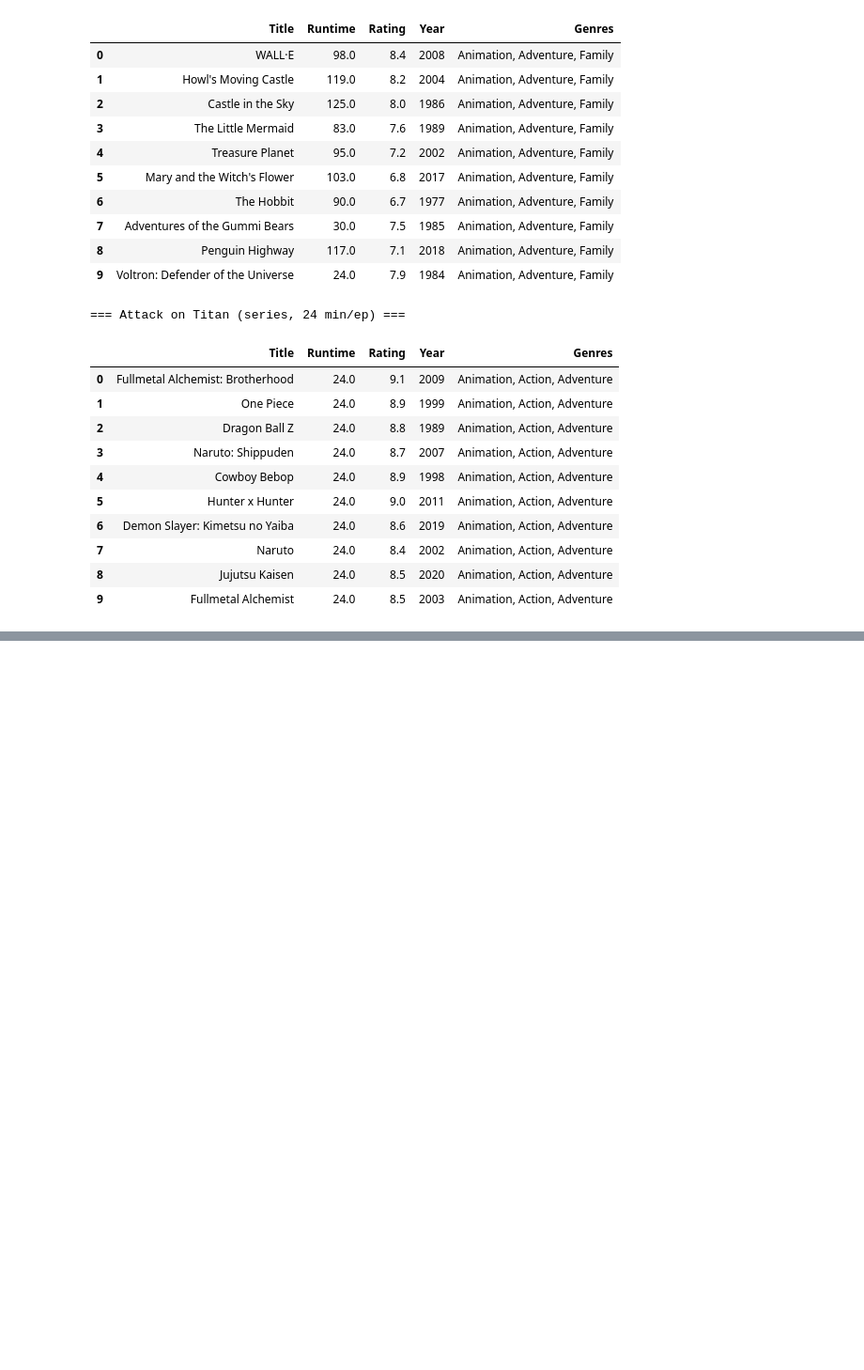
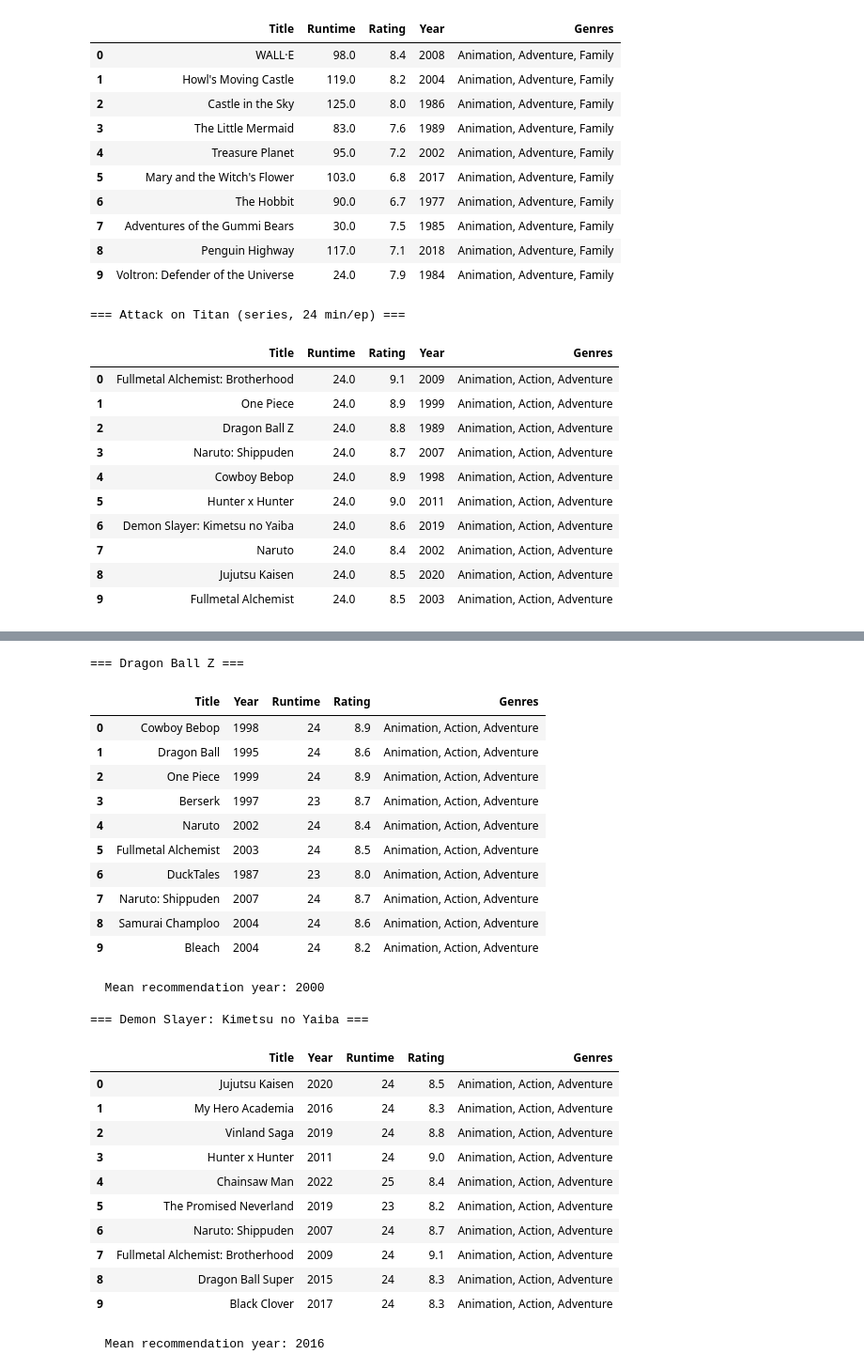
Before and after one commit to hengxu07/anime-recommender, a Jupyter notebook: anime_project.ipynb, the cells around one changed output, grey strips where cells are left out. Shown at 94% size. Drawn from its saved outputs; the diff is of its cells as text; code cells hidden in the pictures; blank space fills up the shorter version.

```diff
--- a/anime_project.ipynb
+++ b/anime_project.ipynb
@@ -1026,0 +1102,40 @@ display(results[['Title', 'Runtime', 'Rating', 'Year', 'Genres']])
+# %%
+# ── Qualitative check — does era grouping work? ───────────────────────────────
+# Compare a 1986 classic vs a 2019 modern show.
+# We expect 1986 results to skew older, 2019 results to skew newer.
+
+for title in ["Dragon Ball Z", "Demon Slayer: Kimetsu no Yaiba"]:
+    print(f"=== {title} ===")
+    results = recommend(title)
+    results['Year'] = results['Title'].map(df_clean.set_index('Title')['Year'].astype(int))
+    results['Runtime'] = results['Title'].map(df_clean.set_index('Title')['Runtime'].astype(int))
+    display(results[['Title', 'Year', 'Runtime', 'Rating', 'Genres']])
+    print(f"  Mean recommendation year: {results['Year'].mean():.0f}\n")
+# %% [output]
+=== Dragon Ball Z ===
+|  | Title | Year | Runtime | Rating | Genres |
+| 0 | Cowboy Bebop | 1998 | 24 | 8.9 | Animation, Action, Adventure |
+| 1 | Dragon Ball | 1995 | 24 | 8.6 | Animation, Action, Adventure |
+| 2 | One Piece | 1999 | 24 | 8.9 | Animation, Action, Adventure |
+| 3 | Berserk | 1997 | 23 | 8.7 | Animation, Action, Adventure |
+| 4 | Naruto | 2002 | 24 | 8.4 | Animation, Action, Adventure |
+| 5 | Fullmetal Alchemist | 2003 | 24 | 8.5 | Animation, Action, Adventure |
+| 6 | DuckTales | 1987 | 23 | 8.0 | Animation, Action, Adventure |
+| 7 | Naruto: Shippuden | 2007 | 24 | 8.7 | Animation, Action, Adventure |
+| 8 | Samurai Champloo | 2004 | 24 | 8.6 | Animation, Action, Adventure |
+| 9 | Bleach | 2004 | 24 | 8.2 | Animation, Action, Adventure |
+  Mean recommendation year: 2000
+
+=== Demon Slayer: Kimetsu no Yaiba ===
+|  | Title | Year | Runtime | Rating | Genres |
+| 0 | Jujutsu Kaisen | 2020 | 24 | 8.5 | Animation, Action, Adventure |
+| 1 | My Hero Academia | 2016 | 24 | 8.3 | Animation, Action, Adventure |
+| 2 | Vinland Saga | 2019 | 24 | 8.8 | Animation, Action, Adventure |
+| 3 | Hunter x Hunter | 2011 | 24 | 9.0 | Animation, Action, Adventure |
+| 4 | Chainsaw Man | 2022 | 25 | 8.4 | Animation, Action, Adventure |
+| 5 | The Promised Neverland | 2019 | 23 | 8.2 | Animation, Action, Adventure |
+| 6 | Naruto: Shippuden | 2007 | 24 | 8.7 | Animation, Action, Adventure |
+| 7 | Fullmetal Alchemist: Brotherhood | 2009 | 24 | 9.1 | Animation, Action, Adventure |
+| 8 | Dragon Ball Super | 2015 | 24 | 8.3 | Animation, Action, Adventure |
+| 9 | Black Clover | 2017 | 24 | 8.3 | Animation, Action, Adventure |
+  Mean recommendation year: 2016
```
Also changed, not shown: parts of 3 cells of this notebook, 1 other file.
